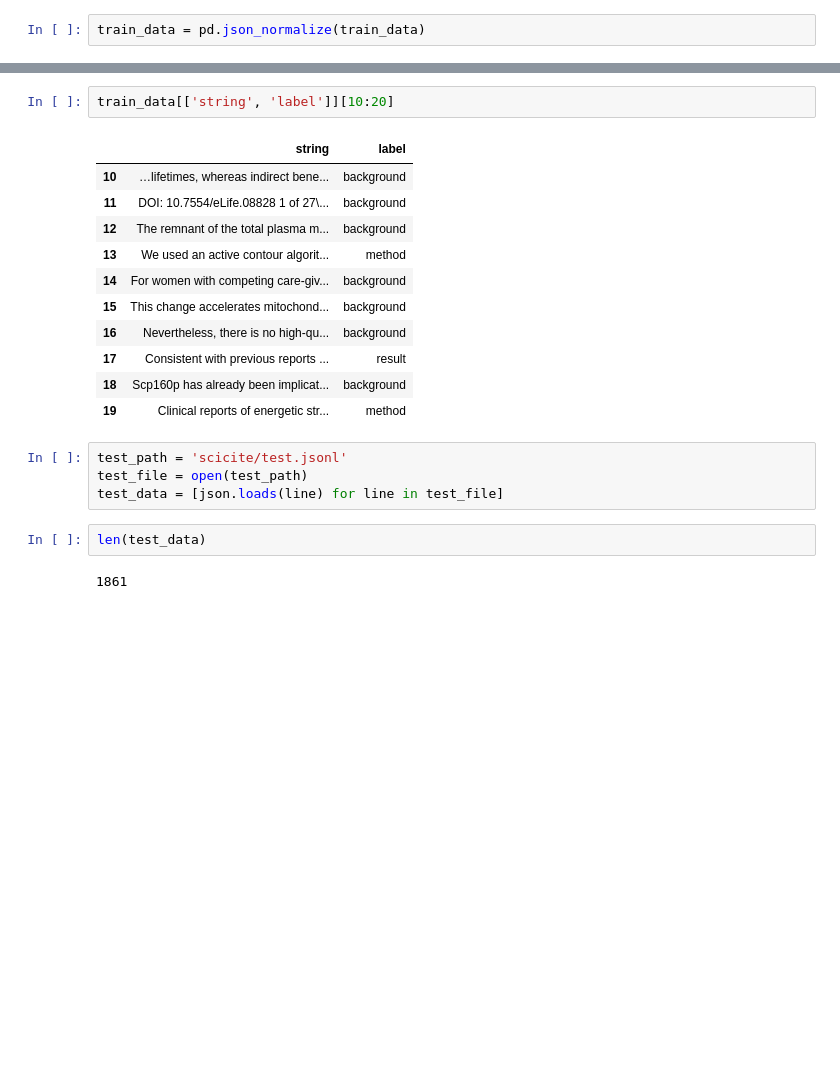
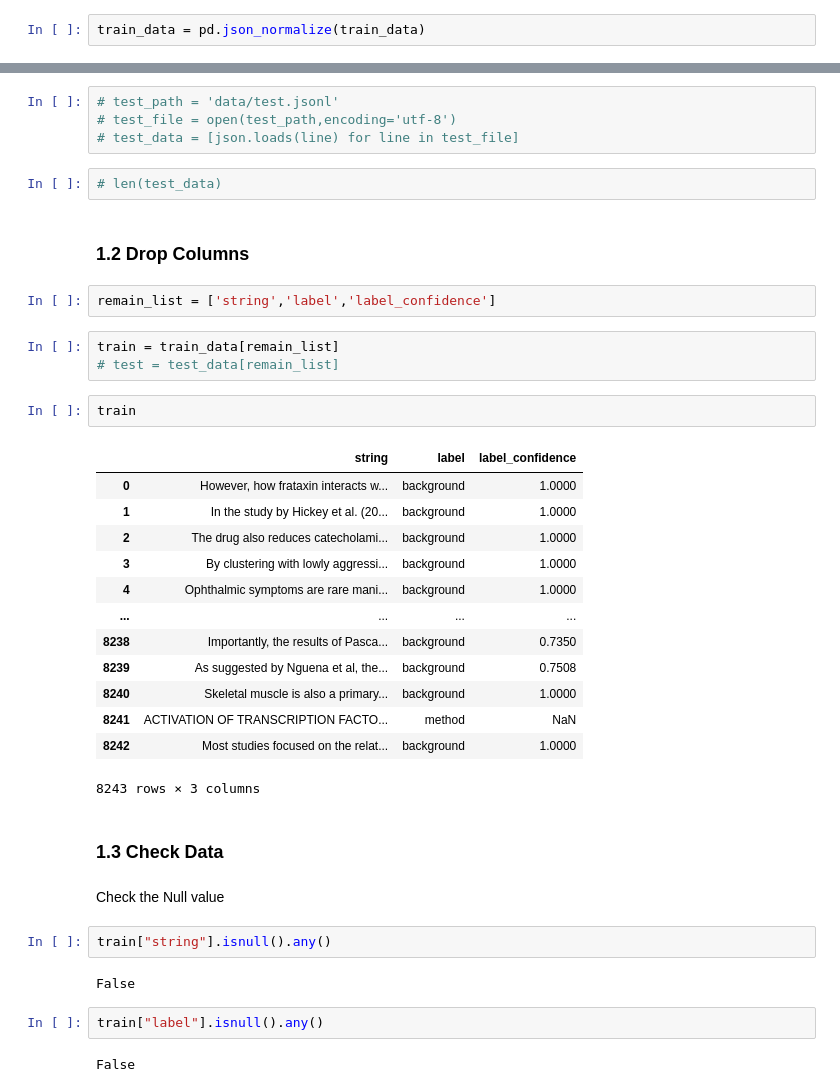
Before and after one commit to h1226933031/SciCite, a Jupyter notebook: data_reading.ipynb, the cells around one changed output, grey strips where cells are left out. Saved outputs shown, nothing was run; the diff lists cells and outputs as text; blank space fills up the shorter version.

```diff
--- a/data_reading.ipynb
+++ b/data_reading.ipynb
@@ -60,22 +33,41 @@ train_data[10:20]
-# %%
-train_data[['string', 'label']][10:20]
-# %% [output]
-|  | string | label |
-| 10 | …lifetimes, whereas indirect bene... | background |
-| 11 | DOI: 10.7554/eLife.08828 1 of 27\... | background |
-| 12 | The remnant of the total plasma m... | background |
-| 13 | We used an active contour algorit... | method |
-| 14 | For women with competing care-giv... | background |
-| 15 | This change accelerates mitochond... | background |
-| 16 | Nevertheless, there is no high-qu... | background |
-| 17 | Consistent with previous reports ... | result |
-| 18 | Scp160p has already been implicat... | background |
-| 19 | Clinical reports of energetic str... | method |
 # %%
-test_path = 'scicite/test.jsonl'
-test_file = open(test_path)
-test_data = [json.loads(line) for line in test_file]
+# test_path = 'data/test.jsonl'
+# test_file = open(test_path,encoding='utf-8')
+# test_data = [json.loads(line) for line in test_file]
-# %%
-len(test_data)
-# %% [output]
-1861
+# %%
+# len(test_data)
+# %% [markdown]
+### 1.2 Drop Columns
+# %%
+remain_list = ['string','label','label_confidence']
+# %%
+train = train_data[remain_list]
+# test = test_data[remain_list]
+# %%
+train
+# %% [output]
+|  | string | label | label_confidence |
+| 0 | However, how frataxin interacts w... | background | 1.0000 |
+| 1 | In the study by Hickey et al. (20... | background | 1.0000 |
+| 2 | The drug also reduces catecholami... | background | 1.0000 |
+| 3 | By clustering with lowly aggressi... | background | 1.0000 |
+| 4 | Ophthalmic symptoms are rare mani... | background | 1.0000 |
+| ... | ... | ... | ... |
+| 8238 | Importantly, the results of Pasca... | background | 0.7350 |
+| 8239 | As suggested by Nguena et al, the... | background | 0.7508 |
+| 8240 | Skeletal muscle is also a primary... | background | 1.0000 |
+| 8241 | ACTIVATION OF TRANSCRIPTION FACTO... | method | NaN |
+| 8242 | Most studies focused on the relat... | background | 1.0000 |
+8243 rows × 3 columns
+# %% [markdown]
+### 1.3 Check Data
+# %% [markdown]
+Check the Null value
+# %%
+train["string"].isnull().any()
+# %% [output]
+False
+# %%
+train["label"].isnull().any()
+# %% [output]
+False
```
Also changed, not shown: parts of 10 cells of this notebook.
